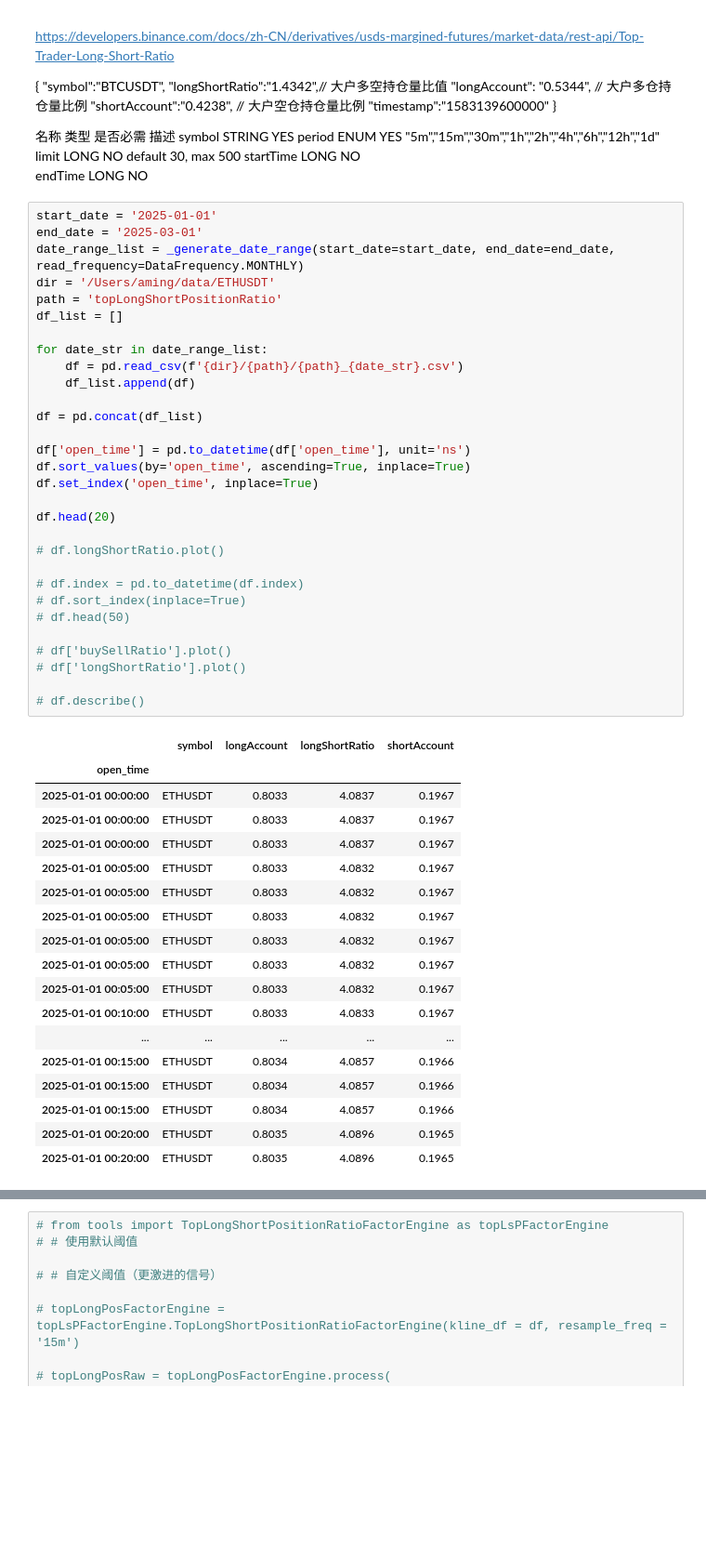
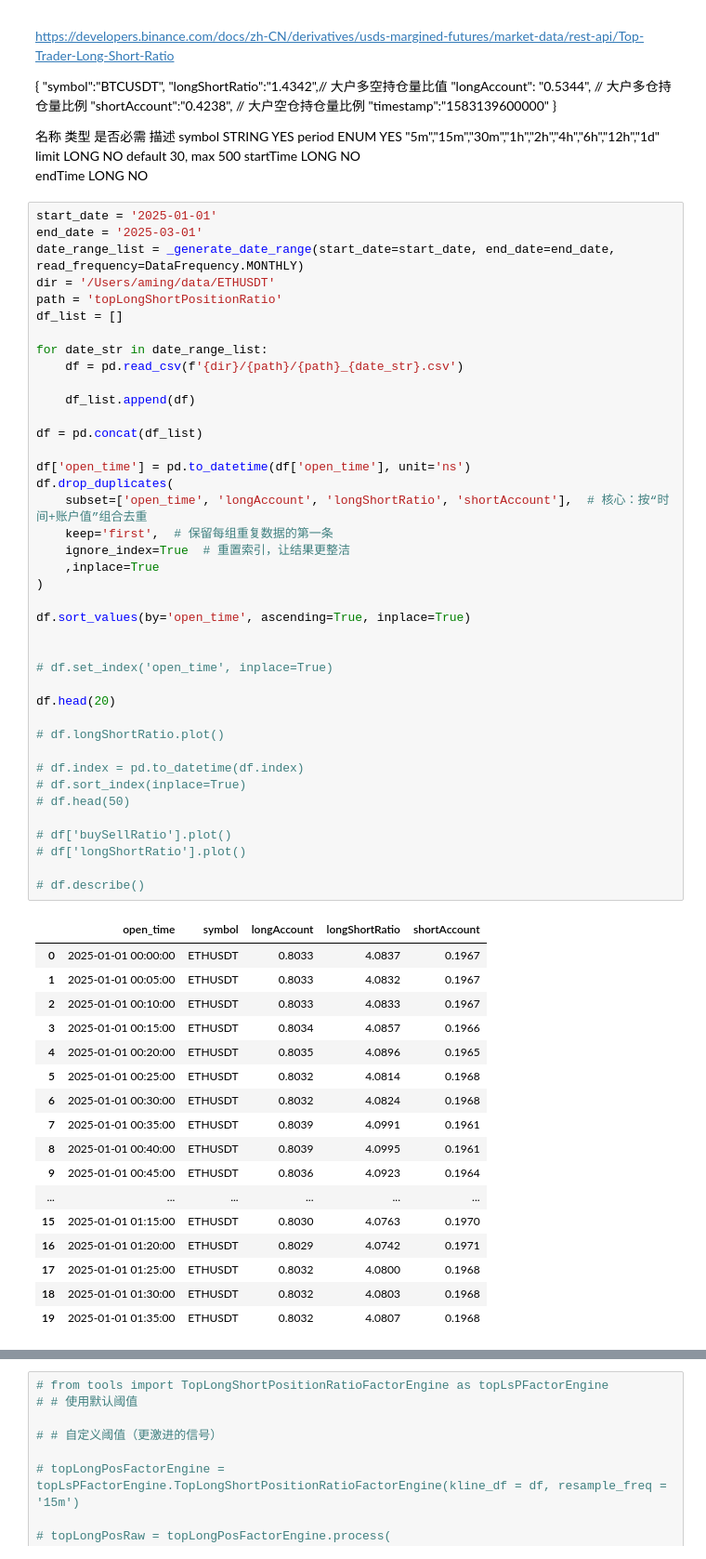
Before and after one commit to aamingaa/crypto-workstation-v2, a Jupyter notebook: deal_data.ipynb, the cells around one changed output, grey strips where cells are left out. Shown at 93% size. Drawn from its saved outputs; the diff is of its cells as text; blank space fills up the shorter version.

```diff
--- a/deal_data.ipynb
+++ b/deal_data.ipynb
@@ -132,49 +137,58 @@ endTime	LONG	NO
 # %%
 start_date = '2025-01-01'
 end_date = '2025-03-01'
 date_range_list = _generate_date_range(start_date=start_date, end_date=end_date, read_frequency=DataFrequency.MONTHLY)
 dir = '/Users/aming/data/ETHUSDT'
 path = 'topLongShortPositionRatio'
 df_list = []
 
 for date_str in date_range_list:
     df = pd.read_csv(f'{dir}/{path}/{path}_{date_str}.csv')
+
     df_list.append(df)
 
 df = pd.concat(df_list)
 
 df['open_time'] = pd.to_datetime(df['open_time'], unit='ns')
+df.drop_duplicates(
+    subset=['open_time', 'longAccount', 'longShortRatio', 'shortAccount'],  # 核心：按“时间+账户值”组合去重
+    keep='first',  # 保留每组重复数据的第一条
+    ignore_index=True  # 重置索引，让结果更整洁
+    ,inplace=True
+)
+
 df.sort_values(by='open_time', ascending=True, inplace=True)
-df.set_index('open_time', inplace=True)
+
+
+# df.set_index('open_time', inplace=True)
 
 df.head(20)
 
 # df.longShortRatio.plot()
 
 # df.index = pd.to_datetime(df.index)
 # df.sort_index(inplace=True)
 # df.head(50)
 
 # df['buySellRatio'].plot()
 # df['longShortRatio'].plot()
 
 # df.describe()
 # %% [output]
-|  | symbol | longAccount | longShortRatio | shortAccount |
-| open_time |  |  |  |  |
-| 2025-01-01 00:00:00 | ETHUSDT | 0.8033 | 4.0837 | 0.1967 |
-| 2025-01-01 00:00:00 | ETHUSDT | 0.8033 | 4.0837 | 0.1967 |
-| 2025-01-01 00:00:00 | ETHUSDT | 0.8033 | 4.0837 | 0.1967 |
-| 2025-01-01 00:05:00 | ETHUSDT | 0.8033 | 4.0832 | 0.1967 |
-| 2025-01-01 00:05:00 | ETHUSDT | 0.8033 | 4.0832 | 0.1967 |
-| 2025-01-01 00:05:00 | ETHUSDT | 0.8033 | 4.0832 | 0.1967 |
-| 2025-01-01 00:05:00 | ETHUSDT | 0.8033 | 4.0832 | 0.1967 |
-| 2025-01-01 00:05:00 | ETHUSDT | 0.8033 | 4.0832 | 0.1967 |
-| 2025-01-01 00:05:00 | ETHUSDT | 0.8033 | 4.0832 | 0.1967 |
-| 2025-01-01 00:10:00 | ETHUSDT | 0.8033 | 4.0833 | 0.1967 |
-| ... | ... | ... | ... | ... |
-| 2025-01-01 00:15:00 | ETHUSDT | 0.8034 | 4.0857 | 0.1966 |
-| 2025-01-01 00:15:00 | ETHUSDT | 0.8034 | 4.0857 | 0.1966 |
-| 2025-01-01 00:15:00 | ETHUSDT | 0.8034 | 4.0857 | 0.1966 |
-| 2025-01-01 00:20:00 | ETHUSDT | 0.8035 | 4.0896 | 0.1965 |
-| 2025-01-01 00:20:00 | ETHUSDT | 0.8035 | 4.0896 | 0.1965 |
+|  | open_time | symbol | longAccount | longShortRatio | shortAccount |
+| 0 | 2025-01-01 00:00:00 | ETHUSDT | 0.8033 | 4.0837 | 0.1967 |
+| 1 | 2025-01-01 00:05:00 | ETHUSDT | 0.8033 | 4.0832 | 0.1967 |
+| 2 | 2025-01-01 00:10:00 | ETHUSDT | 0.8033 | 4.0833 | 0.1967 |
+| 3 | 2025-01-01 00:15:00 | ETHUSDT | 0.8034 | 4.0857 | 0.1966 |
+| 4 | 2025-01-01 00:20:00 | ETHUSDT | 0.8035 | 4.0896 | 0.1965 |
+| 5 | 2025-01-01 00:25:00 | ETHUSDT | 0.8032 | 4.0814 | 0.1968 |
+| 6 | 2025-01-01 00:30:00 | ETHUSDT | 0.8032 | 4.0824 | 0.1968 |
+| 7 | 2025-01-01 00:35:00 | ETHUSDT | 0.8039 | 4.0991 | 0.1961 |
+| 8 | 2025-01-01 00:40:00 | ETHUSDT | 0.8039 | 4.0995 | 0.1961 |
+| 9 | 2025-01-01 00:45:00 | ETHUSDT | 0.8036 | 4.0923 | 0.1964 |
+| ... | ... | ... | ... | ... | ... |
+| 15 | 2025-01-01 01:15:00 | ETHUSDT | 0.8030 | 4.0763 | 0.1970 |
+| 16 | 2025-01-01 01:20:00 | ETHUSDT | 0.8029 | 4.0742 | 0.1971 |
+| 17 | 2025-01-01 01:25:00 | ETHUSDT | 0.8032 | 4.0800 | 0.1968 |
+| 18 | 2025-01-01 01:30:00 | ETHUSDT | 0.8032 | 4.0803 | 0.1968 |
+| 19 | 2025-01-01 01:35:00 | ETHUSDT | 0.8032 | 4.0807 | 0.1968 |
```
Also changed, not shown: parts of 2 cells of this notebook, 1 other file.
